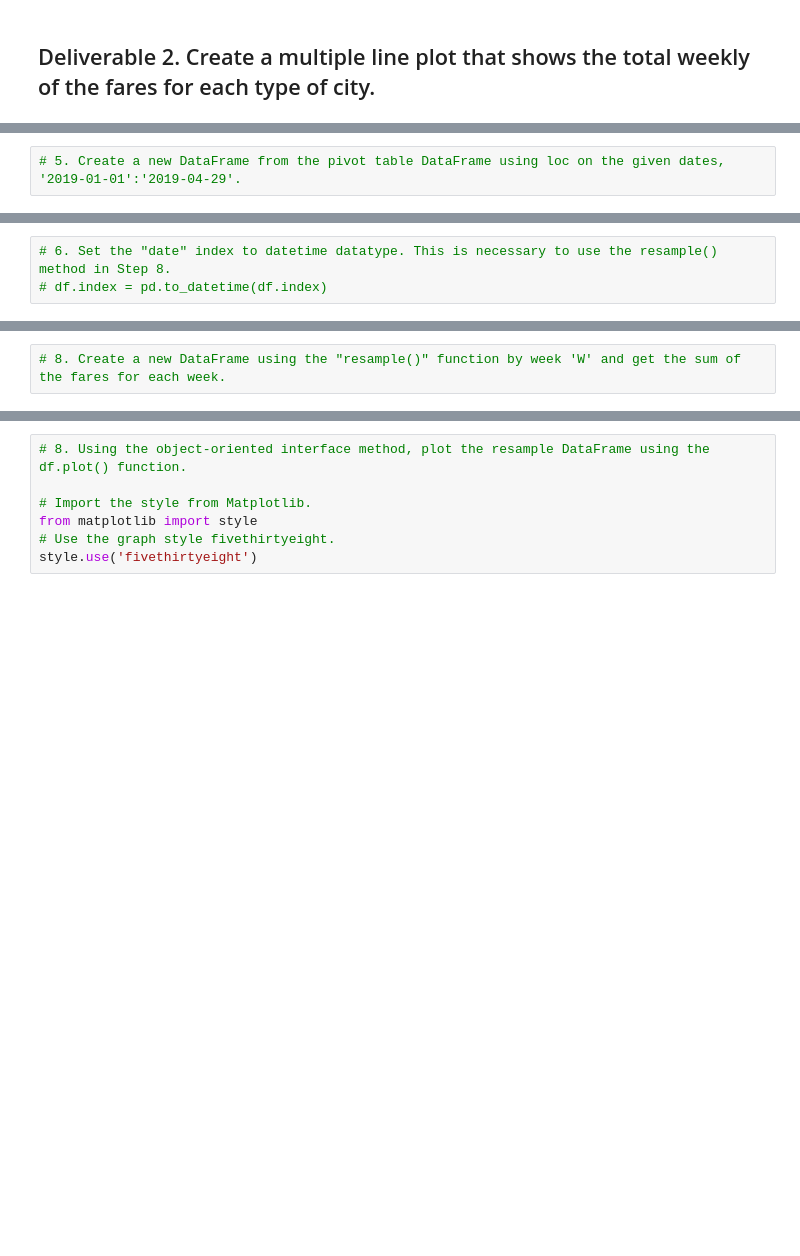
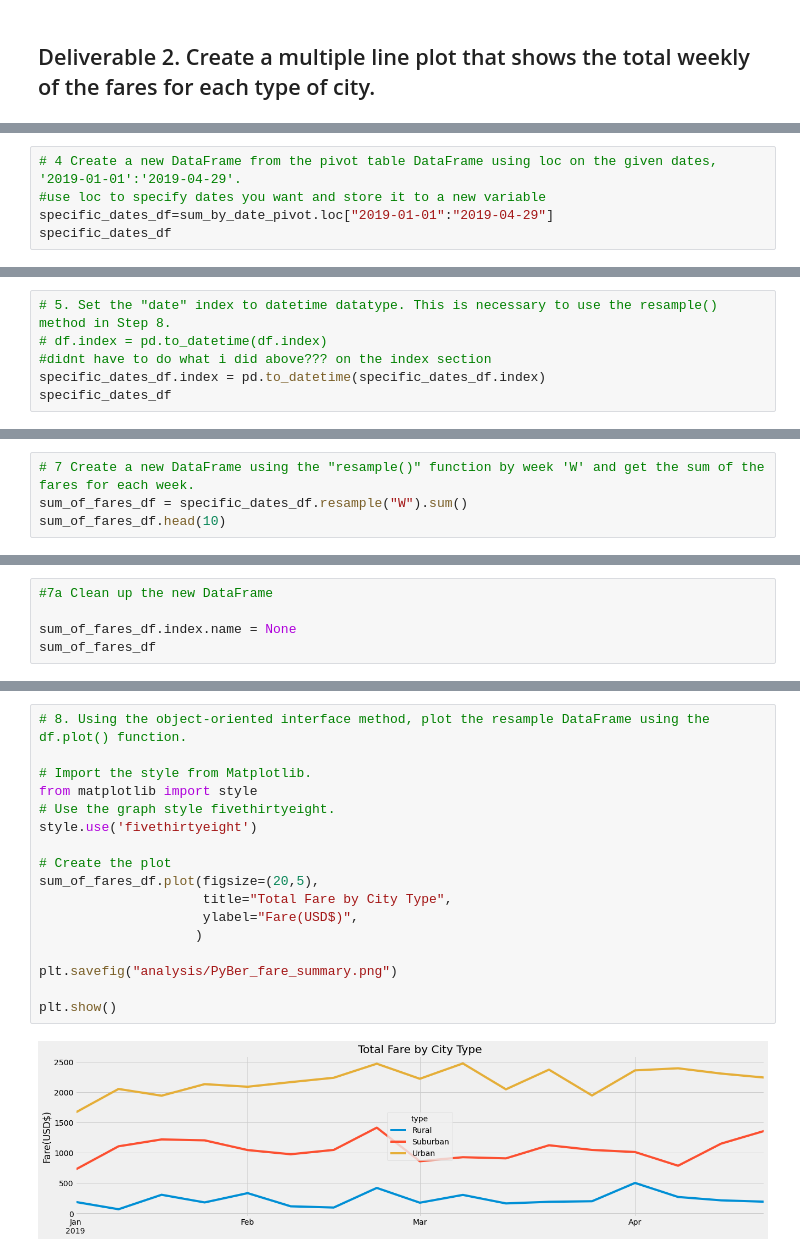
Before and after one commit to MichaelaAnastasiaAustin/PyBer_Analysis, a Jupyter notebook: PyBer_Challenge.ipynb, the cells around one changed output, grey strips where cells are left out. Saved outputs shown, nothing was run; the diff lists cells and outputs as text; blank space fills up the shorter version.

```diff
--- a/PyBer_Challenge.ipynb
+++ b/PyBer_Challenge.ipynb
@@ -131,2 +195,5 @@ pyber_summary_df
 # %%
-# 5. Create a new DataFrame from the pivot table DataFrame using loc on the given dates, '2019-01-01':'2019-04-29'.
+# 4 Create a new DataFrame from the pivot table DataFrame using loc on the given dates, '2019-01-01':'2019-04-29'.
+#use loc to specify dates you want and store it to a new variable
+specific_dates_df=sum_by_date_pivot.loc["2019-01-01":"2019-04-29"]
+specific_dates_df
@@ -133,3 +215,6 @@ pyber_summary_df
 # %%
-# 6. Set the "date" index to datetime datatype. This is necessary to use the resample() method in Step 8.
+# 5. Set the "date" index to datetime datatype. This is necessary to use the resample() method in Step 8.
 # df.index = pd.to_datetime(df.index)
+#didnt have to do what i did above??? on the index section
+specific_dates_df.index = pd.to_datetime(specific_dates_df.index)
+specific_dates_df
@@ -138,2 +250,4 @@ pyber_summary_df
 # %%
-# 8. Create a new DataFrame using the "resample()" function by week 'W' and get the sum of the fares for each week.
+# 7 Create a new DataFrame using the "resample()" function by week 'W' and get the sum of the fares for each week.
+sum_of_fares_df = specific_dates_df.resample("W").sum()
+sum_of_fares_df.head(10)
@@ -139,0 +267,5 @@ pyber_summary_df
+# %%
+#7a Clean up the new DataFrame
+
+sum_of_fares_df.index.name = None
+sum_of_fares_df
@@ -140,7 +291,19 @@ pyber_summary_df
 # %%
 # 8. Using the object-oriented interface method, plot the resample DataFrame using the df.plot() function.
 
 # Import the style from Matplotlib.
 from matplotlib import style
 # Use the graph style fivethirtyeight.
 style.use('fivethirtyeight')
+
+# Create the plot
+sum_of_fares_df.plot(figsize=(20,5),
+                     title="Total Fare by City Type",
+                     ylabel="Fare(USD$)",
+                    )
+
+plt.savefig("analysis/PyBer_fare_summary.png")
+
+plt.show()
+# %% [output]
+[figure, added]
```
Also changed, not shown: parts of 10 cells of this notebook, 1 other file.
